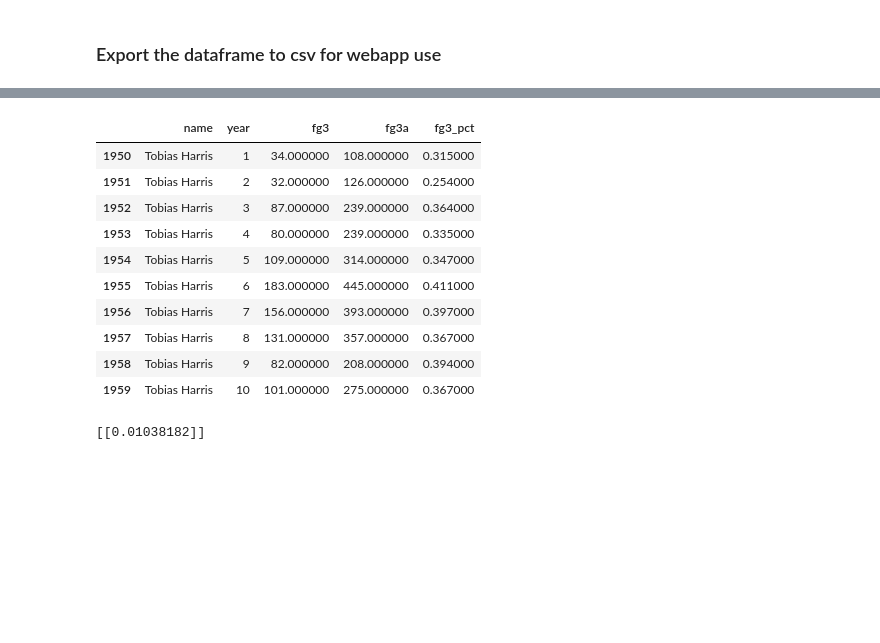
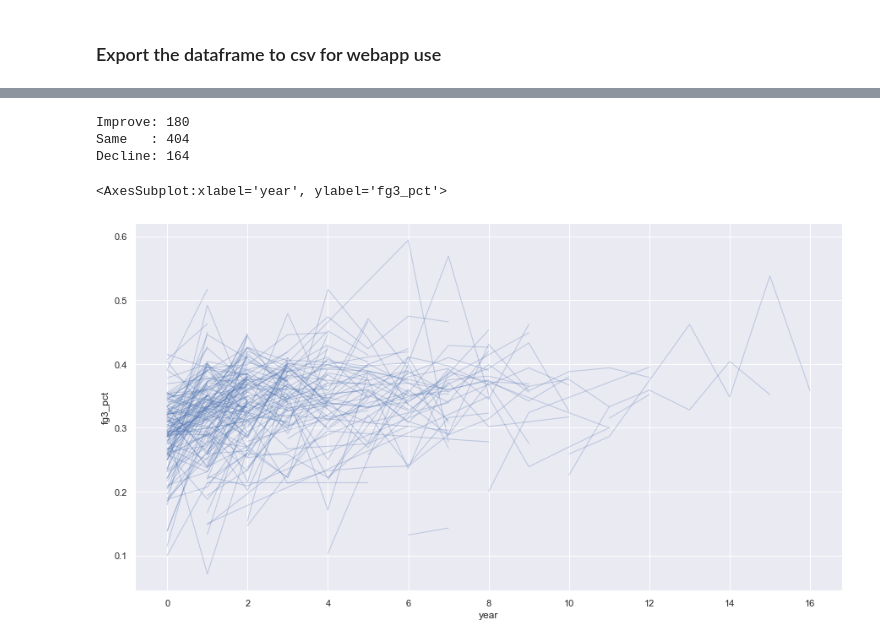
Before and after one commit to hatfieldm48/nba_3pt_shooting_progression, a Jupyter notebook: Notebooks/3pt_shooting_progressions.ipynb, the cells around one changed output, grey strips where cells are left out. Cells and saved outputs as stored; diff of their text form; code cells hidden in the pictures; blank space fills up the shorter version.

```diff
--- a/Notebooks/3pt_shooting_progressions.ipynb
+++ b/Notebooks/3pt_shooting_progressions.ipynb
@@ -125,14 +127,0 @@ James Wiseman 0.0
-# %%
-df_3pt_shooting_player.style
-# %% [output]
-|  | name | year | fg3 | fg3a | fg3_pct |
-| 1950 | Tobias Harris | 1 | 34.000000 | 108.000000 | 0.315000 |
-| 1951 | Tobias Harris | 2 | 32.000000 | 126.000000 | 0.254000 |
-| 1952 | Tobias Harris | 3 | 87.000000 | 239.000000 | 0.364000 |
-| 1953 | Tobias Harris | 4 | 80.000000 | 239.000000 | 0.335000 |
-| 1954 | Tobias Harris | 5 | 109.000000 | 314.000000 | 0.347000 |
-| 1955 | Tobias Harris | 6 | 183.000000 | 445.000000 | 0.411000 |
-| 1956 | Tobias Harris | 7 | 156.000000 | 393.000000 | 0.397000 |
-| 1957 | Tobias Harris | 8 | 131.000000 | 357.000000 | 0.367000 |
-| 1958 | Tobias Harris | 9 | 82.000000 | 208.000000 | 0.394000 |
-| 1959 | Tobias Harris | 10 | 101.000000 | 275.000000 | 0.367000 |
@@ -145,5 +128,44 @@ Y_pred = linear_regressor.predict(X)  # make predictions
-# %%
-#print (Y_pred)
-print (linear_regressor.coef_)
-# %% [output]
-[[0.01038182]]
+# %%
+regression_coefficients = []
+for player in list(set(list(df_3pt_shooting['name']))):
+
+    #print (player, get_lin_reg_coef(df_3pt_shooting, player))
+    regression_coefficients.append((player, get_lin_reg_coef(df_3pt_shooting, player)))
+
+##print (regression_coefficients)
+
+## Split Regressions into improvement, meh, and decline
+bound_inc = 0.01
+bound_dec = -0.01
+regression_improvement, regression_same, regression_decline = [], [], []
+for x in regression_coefficients:
+    if x[1] >= bound_inc:
+        regression_improvement.append(x)
+    elif x[1] >= bound_dec:
+        regression_same.append(x)
+    else:
+        regression_decline.append(x)
+
+print ('Improve:', len(regression_improvement))
+print ('Same   :', len(regression_same))
+print ('Decline:', len(regression_decline))
+# %% [output]
+Improve: 180
+Same   : 404
+Decline: 164
+# %%
+## Make the same multi line plot, but just with improve/same/decline split out
+
+df_3pt_improve = df_3pt_shooting[df_3pt_shooting['name'].isin([x[0] for x in regression_improvement])]
+df_3pt_same = df_3pt_shooting[df_3pt_shooting['name'].isin([x[0] for x in regression_same])]
+df_3pt_decline = df_3pt_shooting[df_3pt_shooting['name'].isin([x[0] for x in regression_decline])]
+# %%
+sns.set(rc = {'figure.figsize':(15, 8)})
+sns.lineplot(
+    data=df_3pt_improve,
+    x="year", y="fg3_pct", units="name",
+    estimator=None, lw=1, alpha=0.3
+)
+# %% [output]
+<AxesSubplot:xlabel='year', ylabel='fg3_pct'>
+[figure, added]
```
Also changed, not shown: parts of 9 cells of this notebook, 1 other file.
